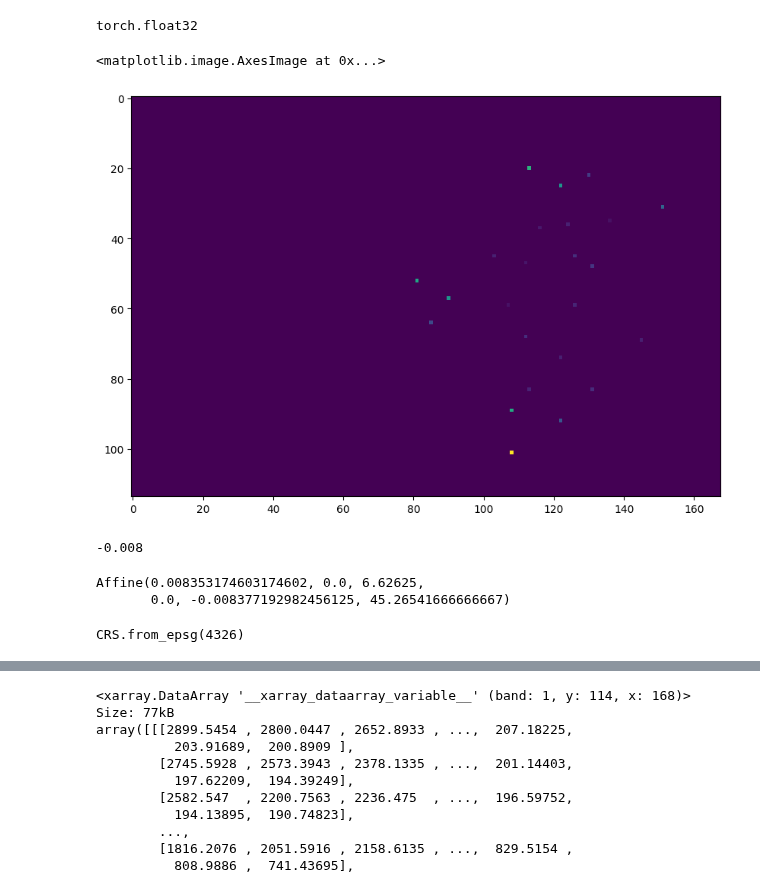
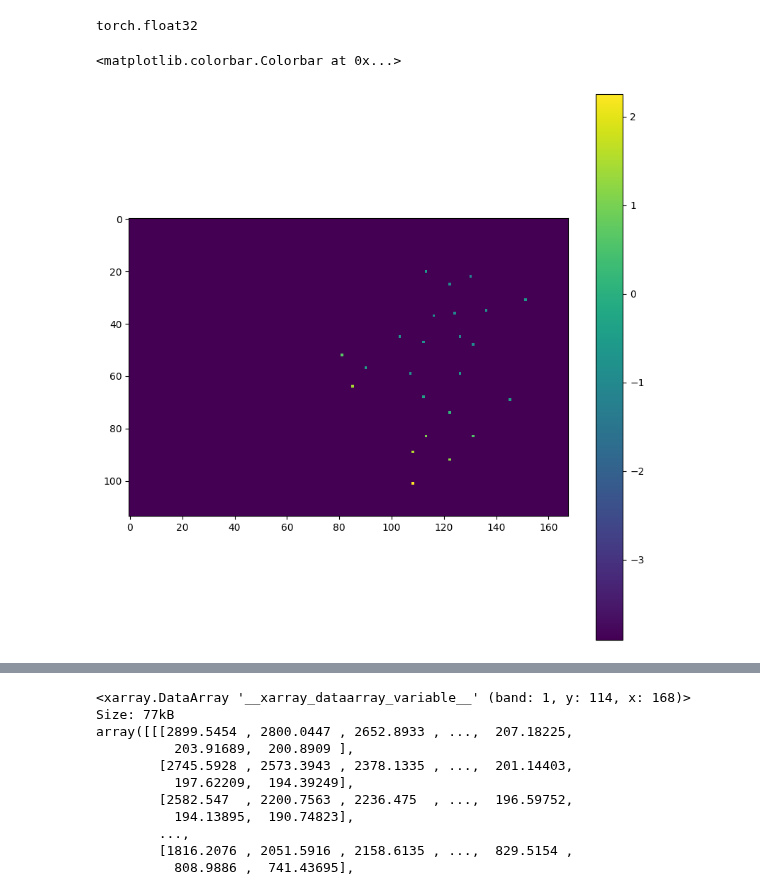
Before and after one commit to Matteo-Salis/physics-guided-gwl, a Jupyter notebook: src/notebooks/meteo_wtd_loader_2D.ipynb, the cells around one changed output, grey strips where cells are left out. Drawn from its saved outputs; the diff is of its cells as text; code cells hidden in the pictures.

```diff
--- a/src/notebooks/meteo_wtd_loader_2D.ipynb
+++ b/src/notebooks/meteo_wtd_loader_2D.ipynb
@@ -46,6 +42,6 @@ Popen(["wandb", "sync", "--include-offline", "/leonardo_scratch/fast/IscrC_DL4EO
 # %%
 dict_files = {}
-with open('/leonardo_scratch/fast/IscrC_DL4EO/github/water-pinns/src/configs/discrete_2D_wtd/test_2D_blocks.json') as f:
+with open('/leonardo_scratch/fast/IscrC_DL4EO/github/water-pinns/src/configs/discrete_2D_wtd/test_2D_blocks_normalized.json') as f:
     dict_files = json.load(f)
 
 print(f"Read data.json: {dict_files}")
@@ -132,19 +150,7 @@ torch.float32
 # %%
 plt.figure(figsize = (10,10))
 plt.imshow(x[0,:,:])
+plt.colorbar()
 # %% [output]
-<matplotlib.image.AxesImage at 0x...>
+<matplotlib.colorbar.Colorbar at 0x...>
-[figure, old version]
+[figure, new version]
-# %%
-round(ds.dtm_roi_downsampled.rio.transform().e, 3)
-# %% [output]
--0.008
-# %%
-ds.dtm_roi_downsampled.rio.transform()
-# %% [output]
-Affine(0.008353174603174602, 0.0, 6.62625,
-       0.0, -0.008377192982456125, 45.26541666666667)
-# %%
-ds.dtm_roi_downsampled.rio.crs
-# %% [output]
-CRS.from_epsg(4326)
```
Also changed, not shown: parts of 33 cells of this notebook, 1 other file.
